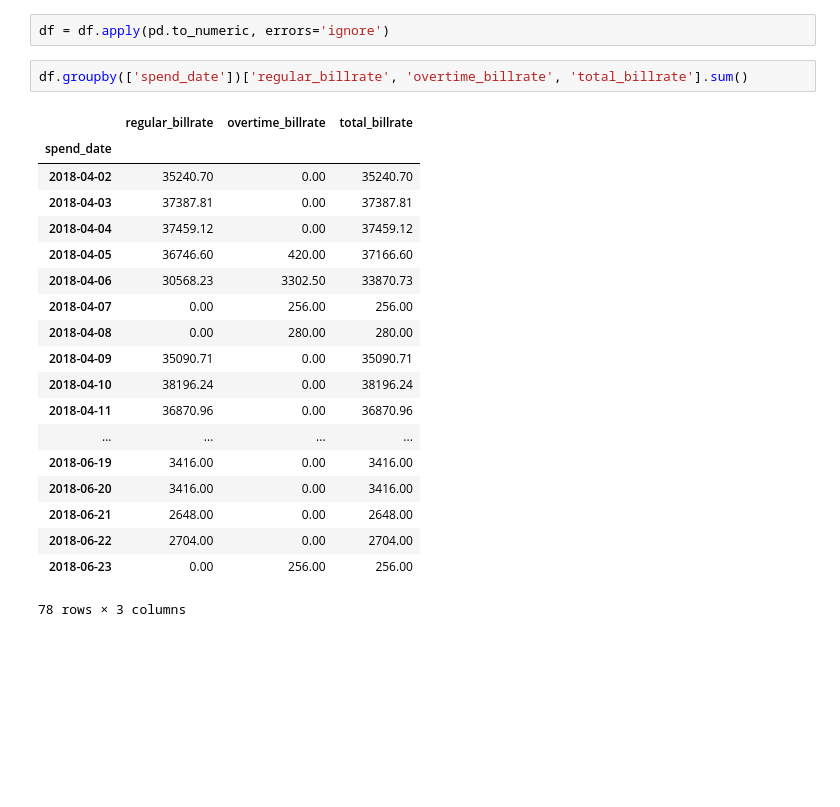
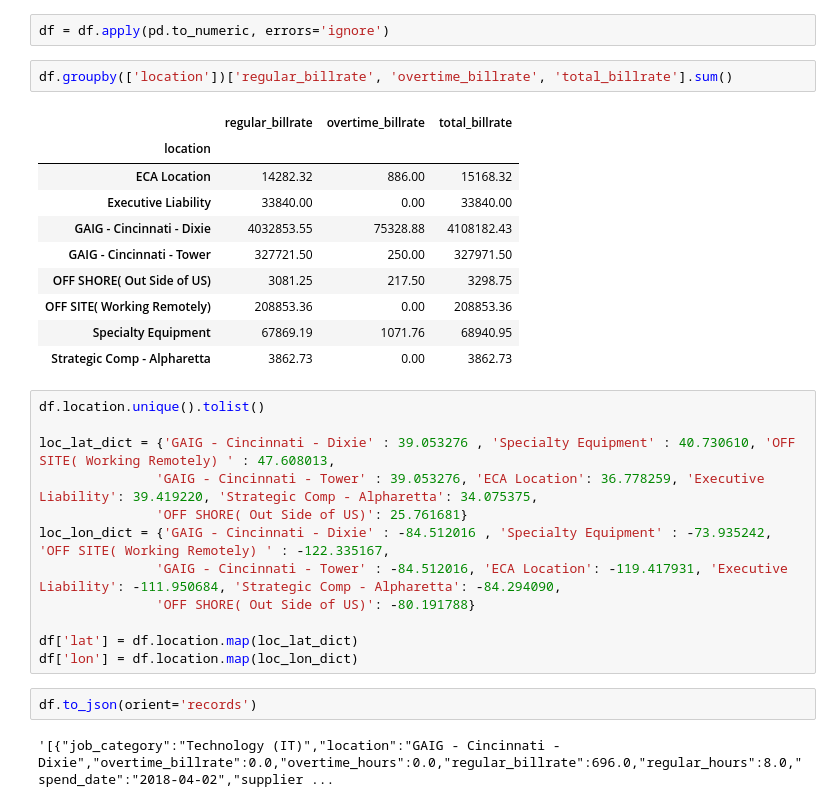
Before and after one commit to alokreddy/javascript, a Jupyter notebook: spend_widget/Untitled.ipynb, the cells around one changed output. Saved outputs shown, nothing was run; the diff lists cells and outputs as text; blank space fills up the shorter version.

```diff
--- a/spend_widget/Untitled.ipynb
+++ b/spend_widget/Untitled.ipynb
@@ -17,24 +17,31 @@ Index(['job_category', 'location', 'overtime_billrate', 'overtime_hours',
 # %%
 df = df.apply(pd.to_numeric, errors='ignore')
 # %%
-df.groupby(['spend_date'])['regular_billrate', 'overtime_billrate', 'total_billrate'].sum()
+df.groupby(['location'])['regular_billrate', 'overtime_billrate', 'total_billrate'].sum()
 # %% [output]
 |  | regular_billrate | overtime_billrate | total_billrate |
-| spend_date |  |  |  |
-| 2018-04-02 | 35240.70 | 0.00 | 35240.70 |
-| 2018-04-03 | 37387.81 | 0.00 | 37387.81 |
-| 2018-04-04 | 37459.12 | 0.00 | 37459.12 |
-| 2018-04-05 | 36746.60 | 420.00 | 37166.60 |
-| 2018-04-06 | 30568.23 | 3302.50 | 33870.73 |
-| 2018-04-07 | 0.00 | 256.00 | 256.00 |
-| 2018-04-08 | 0.00 | 280.00 | 280.00 |
-| 2018-04-09 | 35090.71 | 0.00 | 35090.71 |
-| 2018-04-10 | 38196.24 | 0.00 | 38196.24 |
-| 2018-04-11 | 36870.96 | 0.00 | 36870.96 |
-| ... | ... | ... | ... |
-| 2018-06-19 | 3416.00 | 0.00 | 3416.00 |
-| 2018-06-20 | 3416.00 | 0.00 | 3416.00 |
-| 2018-06-21 | 2648.00 | 0.00 | 2648.00 |
-| 2018-06-22 | 2704.00 | 0.00 | 2704.00 |
-| 2018-06-23 | 0.00 | 256.00 | 256.00 |
+| location |  |  |  |
+| ECA Location | 14282.32 | 886.00 | 15168.32 |
+| Executive Liability | 33840.00 | 0.00 | 33840.00 |
+| GAIG - Cincinnati - Dixie | 4032853.55 | 75328.88 | 4108182.43 |
+| GAIG - Cincinnati - Tower | 327721.50 | 250.00 | 327971.50 |
+| OFF SHORE( Out Side of US) | 3081.25 | 217.50 | 3298.75 |
+| OFF SITE( Working Remotely) | 208853.36 | 0.00 | 208853.36 |
+| Specialty Equipment | 67869.19 | 1071.76 | 68940.95 |
+| Strategic Comp - Alpharetta | 3862.73 | 0.00 | 3862.73 |
-78 rows × 3 columns
+# %%
+df.location.unique().tolist()
+
+loc_lat_dict = {'GAIG - Cincinnati - Dixie' : 39.053276 , 'Specialty Equipment' : 40.730610, 'OFF SITE( Working Remotely) ' : 47.608013,
+               'GAIG - Cincinnati - Tower' : 39.053276, 'ECA Location': 36.778259, 'Executive Liability': 39.419220, 'Strategic Comp - Alpharetta': 34.075375,
+               'OFF SHORE( Out Side of US)': 25.761681}
+loc_lon_dict = {'GAIG - Cincinnati - Dixie' : -84.512016 , 'Specialty Equipment' : -73.935242, 'OFF SITE( Working Remotely) ' : -122.335167,
+               'GAIG - Cincinnati - Tower' : -84.512016, 'ECA Location': -119.417931, 'Executive Liability': -111.950684, 'Strategic Comp - Alpharetta': -84.294090,
+               'OFF SHORE( Out Side of US)': -80.191788}
+
+df['lat'] = df.location.map(loc_lat_dict)
+df['lon'] = df.location.map(loc_lon_dict)
+# %%
+df.to_json(orient='records')
+# %% [output]
+'[{"job_category":"Technology (IT)","location":"GAIG - Cincinnati - Dixie","overtime_billrate":0.0,"overtime_hours":0.0,"regular_billrate":696.0,"regular_hours":8.0,"spend_date":"2018-04-02","supplier ...
```
Also changed, not shown: 5 other files.
